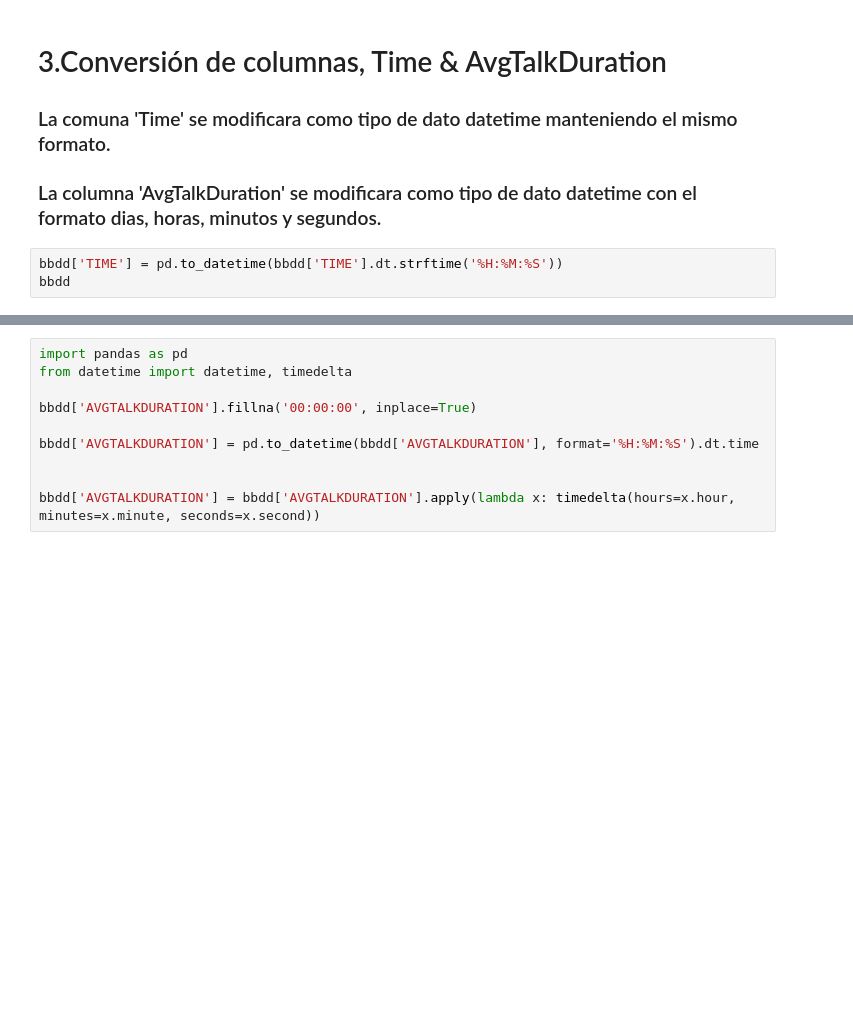
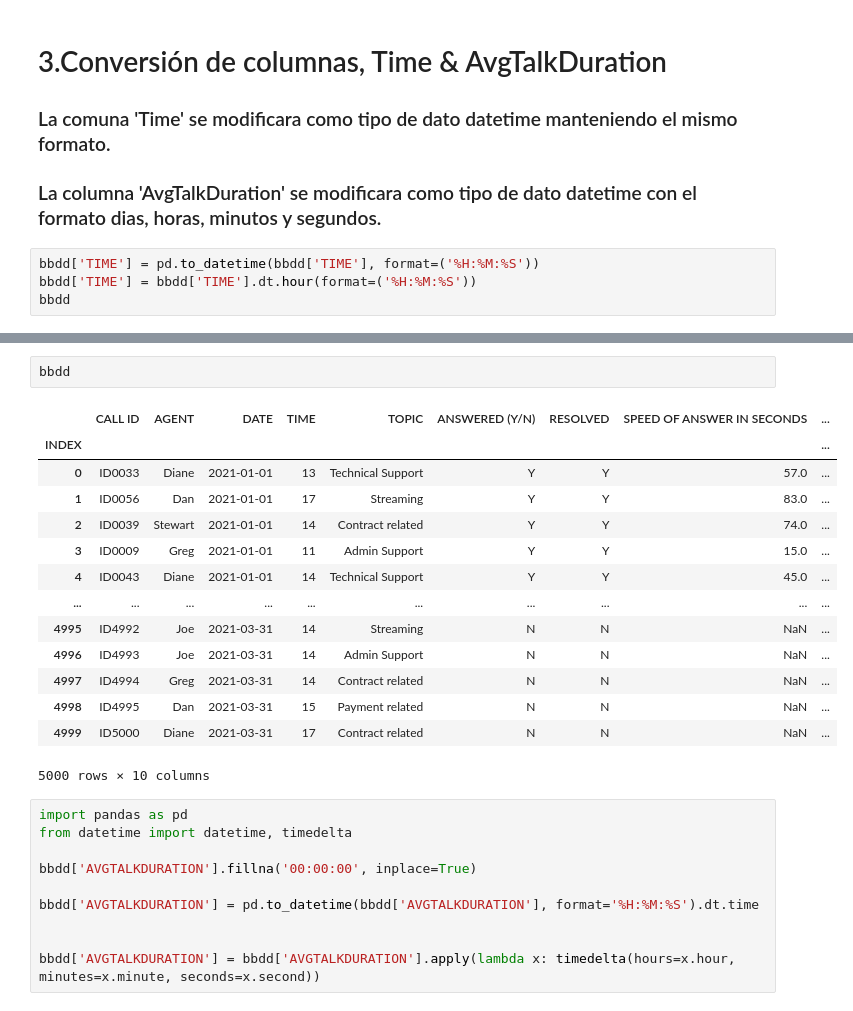
Before and after one commit to PABLOXAVIERMENDEZ/Proyecto_EDA_Pablo_Mendez, a Jupyter notebook: 3 - Set Up BBDD.ipynb, the cells around one changed output, grey strips where cells are left out. Cells and saved outputs as stored; diff of their text form; blank space fills up the shorter version.

```diff
--- a/3 - Set Up BBDD.ipynb
+++ b/3 - Set Up BBDD.ipynb
@@ -66,6 +85,7 @@ bbdd.index.name = 'INDEX'
 ### La comuna 'Time' se modificara como tipo de dato datetime manteniendo el mismo formato.
 ### La columna 'AvgTalkDuration' se modificara como tipo de dato datetime con el formato dias, horas, minutos y segundos.
 # %%
-bbdd['TIME'] = pd.to_datetime(bbdd['TIME'].dt.strftime('%H:%M:%S'))
+bbdd['TIME'] = pd.to_datetime(bbdd['TIME'], format=('%H:%M:%S'))
+bbdd['TIME'] = bbdd['TIME'].dt.hour(format=('%H:%M:%S'))
 bbdd
 # %% [output]
@@ -86,3 +96,20 @@ bbdd
+# %%
+bbdd
+# %% [output]
+|  | CALL ID | AGENT | DATE | TIME | TOPIC | ANSWERED (Y/N) | RESOLVED | SPEED OF ANSWER IN SECONDS | ... |
+| INDEX |  |  |  |  |  |  |  |  | ... |
+| 0 | ID0033 | Diane | 2021-01-01 | 13 | Technical Support | Y | Y | 57.0 | ... |
+| 1 | ID0056 | Dan | 2021-01-01 | 17 | Streaming | Y | Y | 83.0 | ... |
+| 2 | ID0039 | Stewart | 2021-01-01 | 14 | Contract related | Y | Y | 74.0 | ... |
+| 3 | ID0009 | Greg | 2021-01-01 | 11 | Admin Support | Y | Y | 15.0 | ... |
+| 4 | ID0043 | Diane | 2021-01-01 | 14 | Technical Support | Y | Y | 45.0 | ... |
+| ... | ... | ... | ... | ... | ... | ... | ... | ... | ... |
+| 4995 | ID4992 | Joe | 2021-03-31 | 14 | Streaming | N | N | NaN | ... |
+| 4996 | ID4993 | Joe | 2021-03-31 | 14 | Admin Support | N | N | NaN | ... |
+| 4997 | ID4994 | Greg | 2021-03-31 | 14 | Contract related | N | N | NaN | ... |
+| 4998 | ID4995 | Dan | 2021-03-31 | 15 | Payment related | N | N | NaN | ... |
+| 4999 | ID5000 | Diane | 2021-03-31 | 17 | Contract related | N | N | NaN | ... |
+5000 rows × 10 columns
 # %%
 import pandas as pd
 from datetime import datetime, timedelta
```
Also changed, not shown: parts of 3 cells of this notebook.
